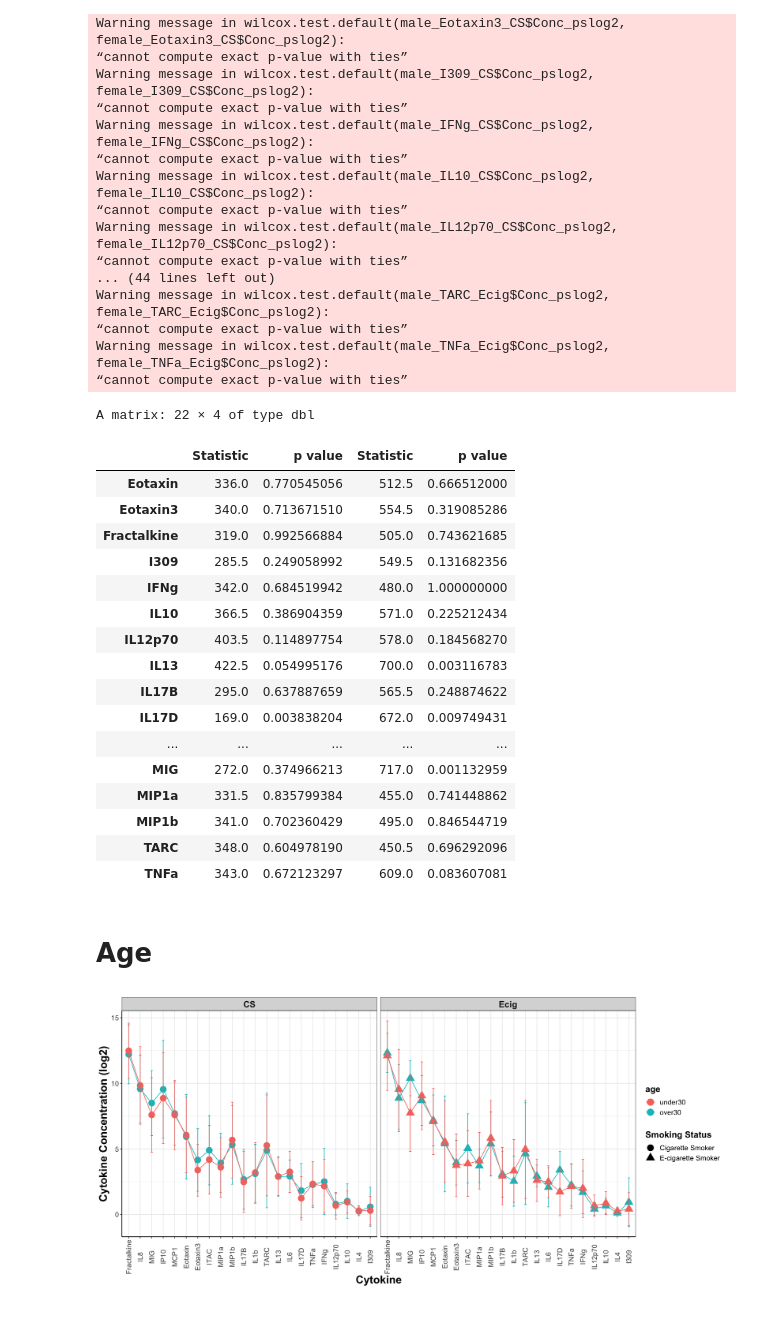
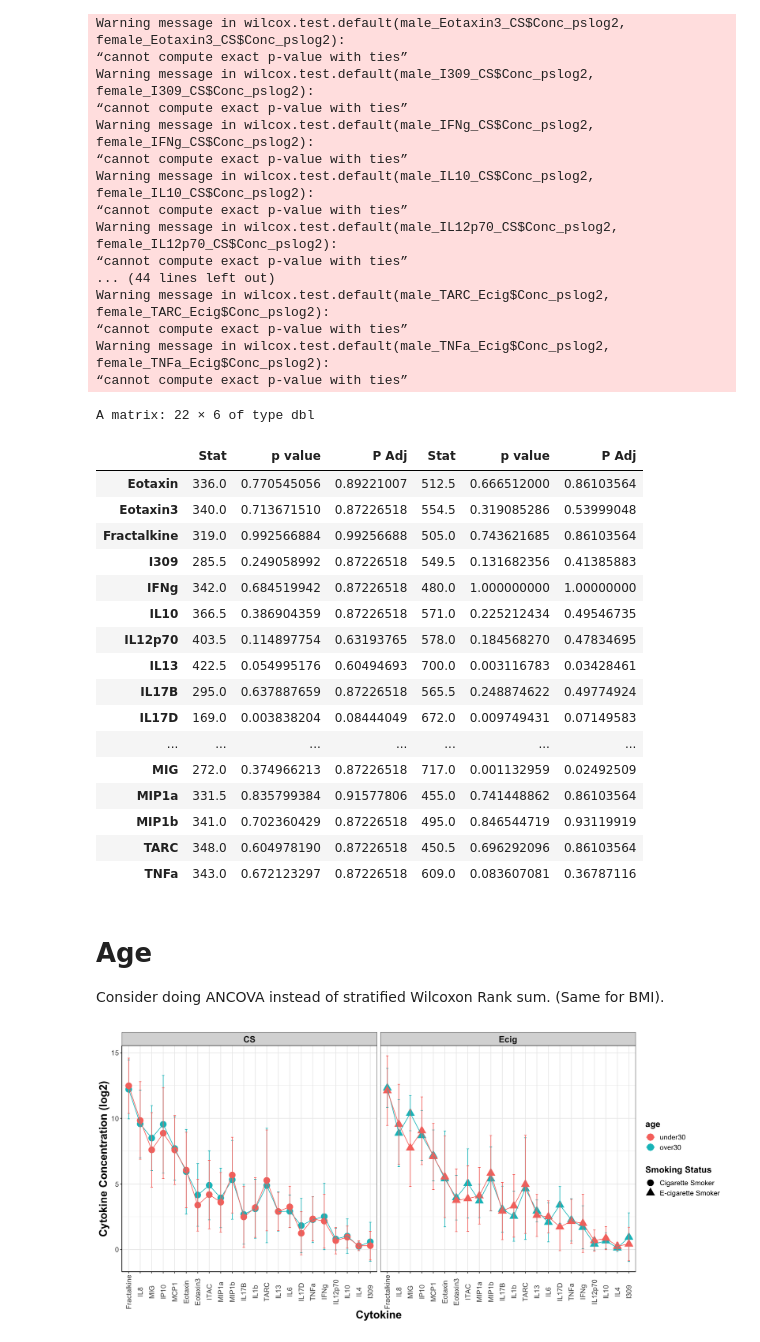
Before and after one commit to Ragerlab/Script_for_Cytokine-Signature-Clusters-as-a-Tool-to-Compare-Changes-associated-with-Tobacco-Product-, a Jupyter notebook: Demographics Analysis (Table1).ipynb, the cells around one changed output. Saved outputs shown, nothing was run; the diff lists cells and outputs as text; code cells hidden in the pictures.

```diff
--- a/Demographics Analysis (Table1).ipynb
+++ b/Demographics Analysis (Table1).ipynb
@@ -949,0 +951,19 @@ A matrix: 22 × 2 of type dbl
+# %%
+ethnicity_Ecig_table = table_summary(Eotaxin_Ecig_tuple, Eotaxin3_Ecig_tuple, Fractalkine_Ecig_tuple,I309_Ecig_tuple,
+                            IFNg_Ecig_tuple, IL10_Ecig_tuple, IL12p70_Ecig_tuple, IL13_Ecig_tuple,
+                            IL17B_Ecig_tuple, IL17D_Ecig_tuple, IL1b_Ecig_tuple, IL4_Ecig_tuple, IL6_Ecig_tuple,
+                            IL8_Ecig_tuple, IP10_Ecig_tuple, ITAC_Ecig_tuple, MCP1_Ecig_tuple, MIG_Ecig_tuple,
+                            MIP1a_Ecig_tuple, MIP1b_Ecig_tuple, TARC_Ecig_tuple, TNFa_Ecig_tuple)
+col_names_ethnicity = c('Stat', 'P Value', "P Adj")
+final_table_summary = function(table, names_vector){
+    #going back to calculate padj values
+    padj = apply(cbind(table[,2]), 2, p.adjust, method = "fdr") #the 2 applies function down the col
+
+    #inserting these back into the OG df to export all values
+    final_table = cbind(table[,1:2], padj[,1])
+    colnames(final_table) = names_vector
+    return(final_table)
+}
+#calling fn
+final_ethnicity_table = final_table_summary(ethnicity_Ecig_table, col_names_ethnicity)
+final_ethnicity_table
@@ -1277,28 +1316,42 @@ sex_Ecig_table = table_summary(Eotaxin_Ecig_tuple, Eotaxin3_Ecig_tuple, Fractalk
                             IL8_Ecig_tuple, IP10_Ecig_tuple, ITAC_Ecig_tuple, MCP1_Ecig_tuple, MIG_Ecig_tuple,
                             MIP1a_Ecig_tuple, MIP1b_Ecig_tuple, TARC_Ecig_tuple, TNFa_Ecig_tuple)
 sex_table = cbind(sex_CS_table, sex_Ecig_table)
-sex_table
-# %% [output]
-A matrix: 22 × 4 of type dbl
-|  | Statistic | p value | Statistic | p value |
-| Eotaxin | 336.0 | 0.770545056 | 512.5 | 0.666512000 |
-| Eotaxin3 | 340.0 | 0.713671510 | 554.5 | 0.319085286 |
-| Fractalkine | 319.0 | 0.992566884 | 505.0 | 0.743621685 |
-| I309 | 285.5 | 0.249058992 | 549.5 | 0.131682356 |
-| IFNg | 342.0 | 0.684519942 | 480.0 | 1.000000000 |
-| IL10 | 366.5 | 0.386904359 | 571.0 | 0.225212434 |
-| IL12p70 | 403.5 | 0.114897754 | 578.0 | 0.184568270 |
-| IL13 | 422.5 | 0.054995176 | 700.0 | 0.003116783 |
-| IL17B | 295.0 | 0.637887659 | 565.5 | 0.248874622 |
-| IL17D | 169.0 | 0.003838204 | 672.0 | 0.009749431 |
-| ... | ... | ... | ... | ... |
-| MIG | 272.0 | 0.374966213 | 717.0 | 0.001132959 |
-| MIP1a | 331.5 | 0.835799384 | 455.0 | 0.741448862 |
-| MIP1b | 341.0 | 0.702360429 | 495.0 | 0.846544719 |
-| TARC | 348.0 | 0.604978190 | 450.5 | 0.696292096 |
-| TNFa | 343.0 | 0.672123297 | 609.0 | 0.083607081 |
-# %% [markdown]
-# Age
+# %%
+final_table_summary = function(table, names_vector){
+    #going back to calculate padj values
+    padj = apply(cbind(table[,2],table[,4]), 2, p.adjust, method = "fdr") #the 2 applies function down the col
+
+    #inserting these back into the OG df to export all values
+    final_table = cbind(table[,1:2], padj[,1], table[,3:4],padj[,2])
+    colnames(final_table) = names_vector
+    return(final_table)
+}
+#calling fn
+final_sex_table = final_table_summary(sex_table, col_names)
+final_sex_table #signif cytokines: Ecig - IL13, MIG
+# %% [output]
+A matrix: 22 × 6 of type dbl
+|  | Stat | p value | P Adj | Stat | p value | P Adj |
+| Eotaxin | 336.0 | 0.770545056 | 0.89221007 | 512.5 | 0.666512000 | 0.86103564 |
+| Eotaxin3 | 340.0 | 0.713671510 | 0.87226518 | 554.5 | 0.319085286 | 0.53999048 |
+| Fractalkine | 319.0 | 0.992566884 | 0.99256688 | 505.0 | 0.743621685 | 0.86103564 |
+| I309 | 285.5 | 0.249058992 | 0.87226518 | 549.5 | 0.131682356 | 0.41385883 |
+| IFNg | 342.0 | 0.684519942 | 0.87226518 | 480.0 | 1.000000000 | 1.00000000 |
+| IL10 | 366.5 | 0.386904359 | 0.87226518 | 571.0 | 0.225212434 | 0.49546735 |
+| IL12p70 | 403.5 | 0.114897754 | 0.63193765 | 578.0 | 0.184568270 | 0.47834695 |
+| IL13 | 422.5 | 0.054995176 | 0.60494693 | 700.0 | 0.003116783 | 0.03428461 |
+| IL17B | 295.0 | 0.637887659 | 0.87226518 | 565.5 | 0.248874622 | 0.49774924 |
+| IL17D | 169.0 | 0.003838204 | 0.08444049 | 672.0 | 0.009749431 | 0.07149583 |
+| ... | ... | ... | ... | ... | ... | ... |
+| MIG | 272.0 | 0.374966213 | 0.87226518 | 717.0 | 0.001132959 | 0.02492509 |
+| MIP1a | 331.5 | 0.835799384 | 0.91577806 | 455.0 | 0.741448862 | 0.86103564 |
+| MIP1b | 341.0 | 0.702360429 | 0.87226518 | 495.0 | 0.846544719 | 0.93119919 |
+| TARC | 348.0 | 0.604978190 | 0.87226518 | 450.5 | 0.696292096 | 0.86103564 |
+| TNFa | 343.0 | 0.672123297 | 0.87226518 | 609.0 | 0.083607081 | 0.36787116 |
+# %% [markdown]
+# Age
+
+Consider doing ANCOVA instead of stratified Wilcoxon Rank sum. (Same for BMI).
 # %%
 get_under30age_subset = function(dataframe, protein, smoking_status){
     #"""
```
Also changed, not shown: parts of 6 cells of this notebook.
